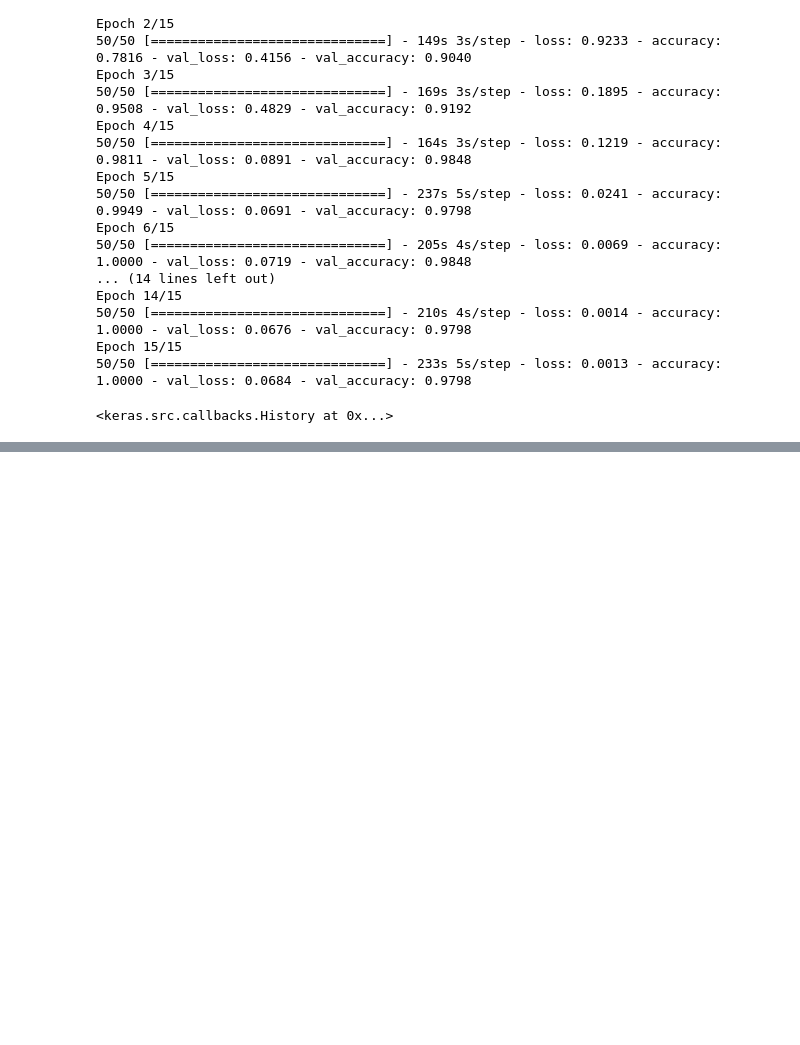
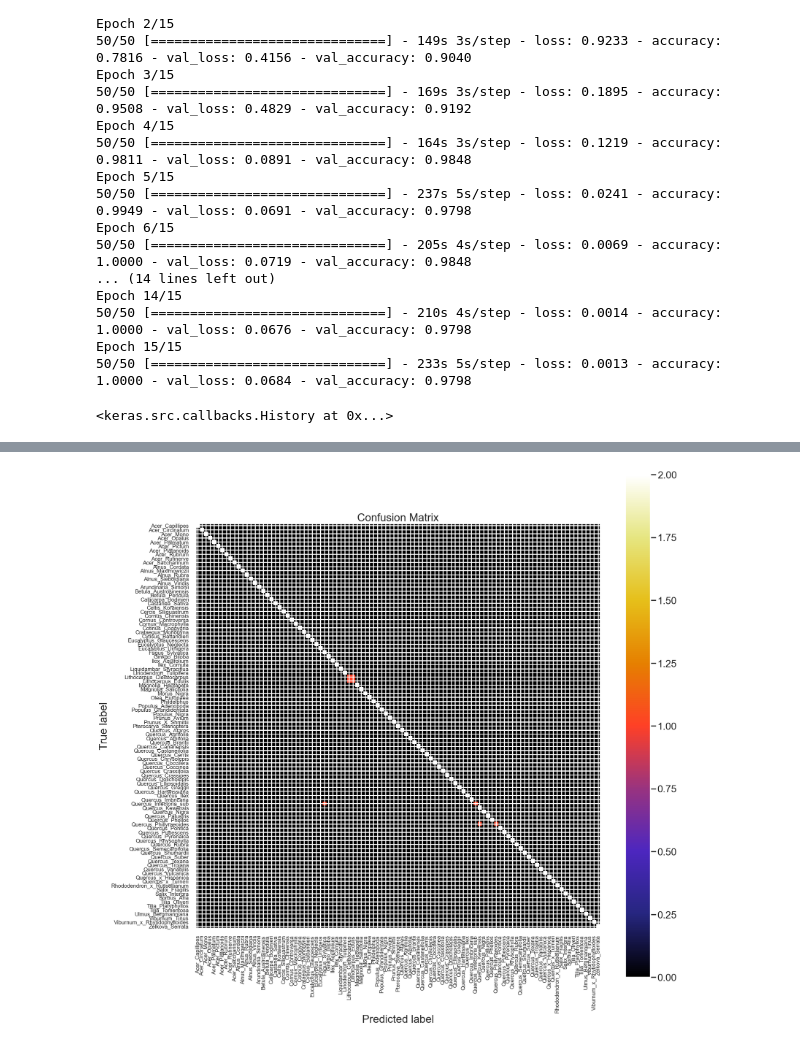
Before and after one commit to M-Abdelmegeed/Leaf-Classification, a Jupyter notebook: Leaf Classification.ipynb, the cells around one changed output, grey strips where cells are left out. Saved outputs shown, nothing was run; the diff lists cells and outputs as text; code cells hidden in the pictures; blank space fills up the shorter version.

```diff
--- a/Leaf Classification.ipynb
+++ b/Leaf Classification.ipynb
@@ -586,0 +688,7 @@ Epoch 15/15
+# %%
+import matplotlib.pyplot as plt
+from sklearn.metrics import confusion_matrix, classification_report
+
+pred_valid = model.predict(X_test_r)
+pred_valid_labels = np.argmax(pred_valid, axis=1)
+valid_labels = np.argmax(y_test, axis=1)
@@ -586,0 +697,14 @@ Epoch 15/15
+# %%
+conf_mat = confusion_matrix(valid_labels, pred_valid_labels)
+# %%
+plt.figure(figsize=(20,20))
+plt.imshow(conf_mat, cmap='CMRmap')
+plt.title('Confusion Matrix')
+plt.colorbar()
+plt.xticks(np.arange(len(classes)), classes, rotation=90, fontsize=12)
+plt.yticks(np.arange(len(classes)), classes, fontsize=12)
+plt.ylabel('True label')
+plt.xlabel('Predicted label')
+plt.show()
+# %% [output]
+[figure, added]
```
Also changed, not shown: parts of 23 cells of this notebook.
